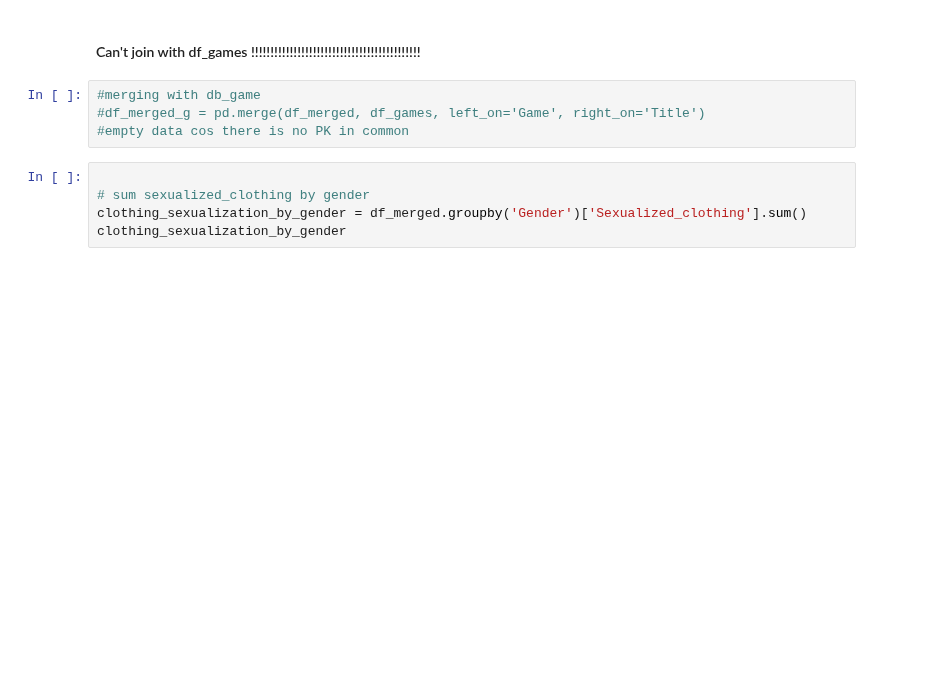
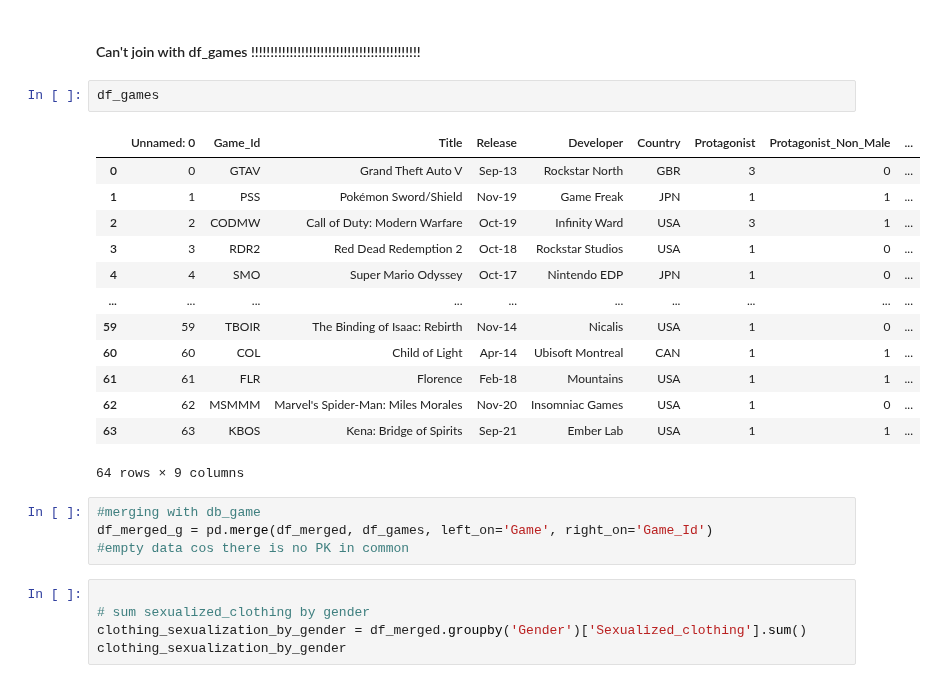
Before and after one commit to hayleyyryan/CFG_Degree_Project_Group_4, a Jupyter notebook: Jupyter_notebook/sexualized_data_exploration.ipynb, the cells around one changed output. Saved outputs shown, nothing was run; the diff lists cells and outputs as text; blank space fills up the shorter version.

```diff
--- a/Jupyter_notebook/sexualized_data_exploration.ipynb
+++ b/Jupyter_notebook/sexualized_data_exploration.ipynb
@@ -96,8 +112,24 @@ df_merged = pd.merge(df_char, df_sex, on ='Id')
 # %% [markdown]
 #### Can't join with df_games !!!!!!!!!!!!!!!!!!!!!!!!!!!!!!!!!!!!!!!!!!!!
+# %%
+df_games
+# %% [output]
+|  | Unnamed: 0 | Game_Id | Title | Release | Developer | Country | Protagonist | Protagonist_Non_Male | ... |
+| 0 | 0 | GTAV | Grand Theft Auto V | Sep-13 | Rockstar North | GBR | 3 | 0 | ... |
+| 1 | 1 | PSS | Pokémon Sword/Shield | Nov-19 | Game Freak | JPN | 1 | 1 | ... |
+| 2 | 2 | CODMW | Call of Duty: Modern Warfare | Oct-19 | Infinity Ward | USA | 3 | 1 | ... |
+| 3 | 3 | RDR2 | Red Dead Redemption 2 | Oct-18 | Rockstar Studios | USA | 1 | 0 | ... |
+| 4 | 4 | SMO | Super Mario Odyssey | Oct-17 | Nintendo EDP | JPN | 1 | 0 | ... |
+| ... | ... | ... | ... | ... | ... | ... | ... | ... | ... |
+| 59 | 59 | TBOIR | The Binding of Isaac: Rebirth | Nov-14 | Nicalis | USA | 1 | 0 | ... |
+| 60 | 60 | COL | Child of Light | Apr-14 | Ubisoft Montreal | CAN | 1 | 1 | ... |
+| 61 | 61 | FLR | Florence | Feb-18 | Mountains | USA | 1 | 1 | ... |
+| 62 | 62 | MSMMM | Marvel's Spider-Man: Miles Morales | Nov-20 | Insomniac Games | USA | 1 | 0 | ... |
+| 63 | 63 | KBOS | Kena: Bridge of Spirits | Sep-21 | Ember Lab | USA | 1 | 1 | ... |
+64 rows × 9 columns
 # %%
 #merging with db_game
-#df_merged_g = pd.merge(df_merged, df_games, left_on='Game', right_on='Title')
+df_merged_g = pd.merge(df_merged, df_games, left_on='Game', right_on='Game_Id')
 #empty data cos there is no PK in common
 # %%
 
```
Also changed, not shown: parts of 4 cells of this notebook.
